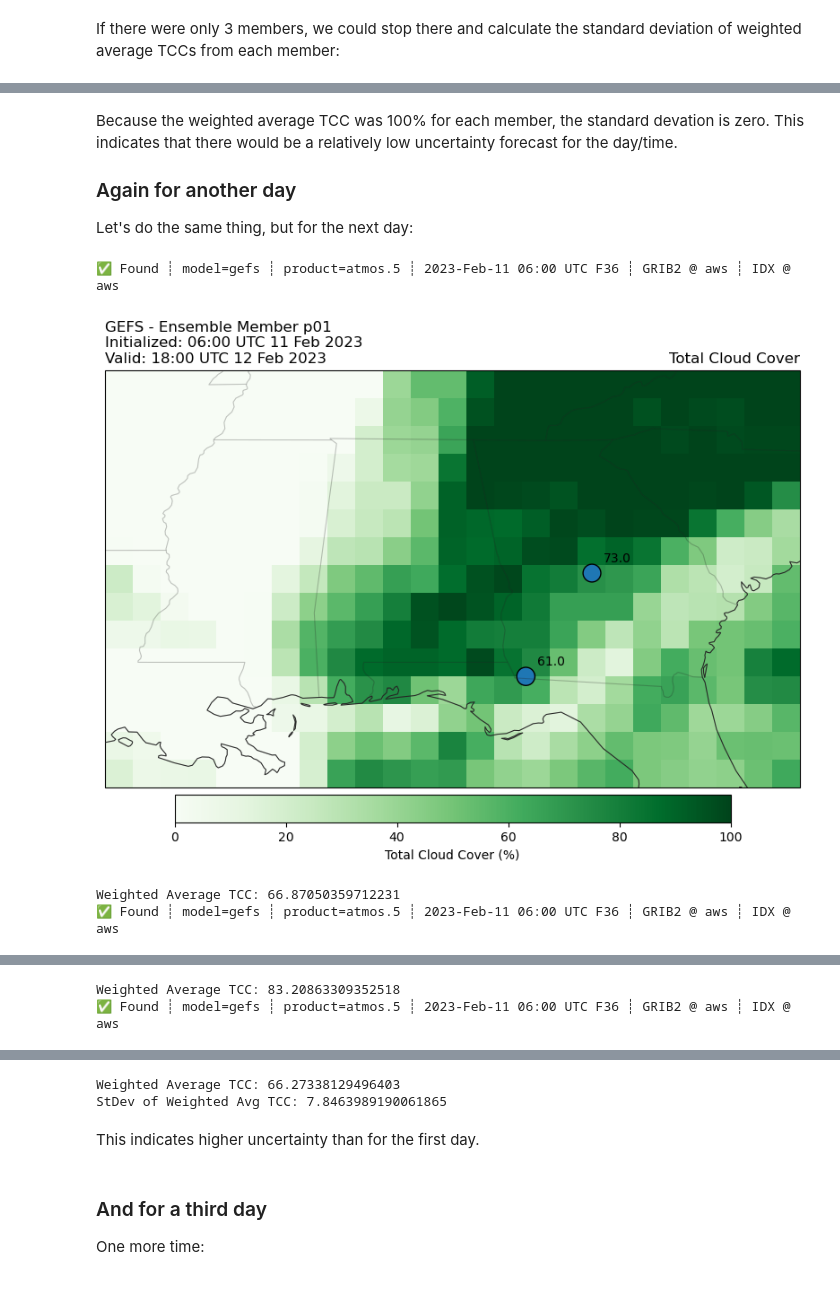
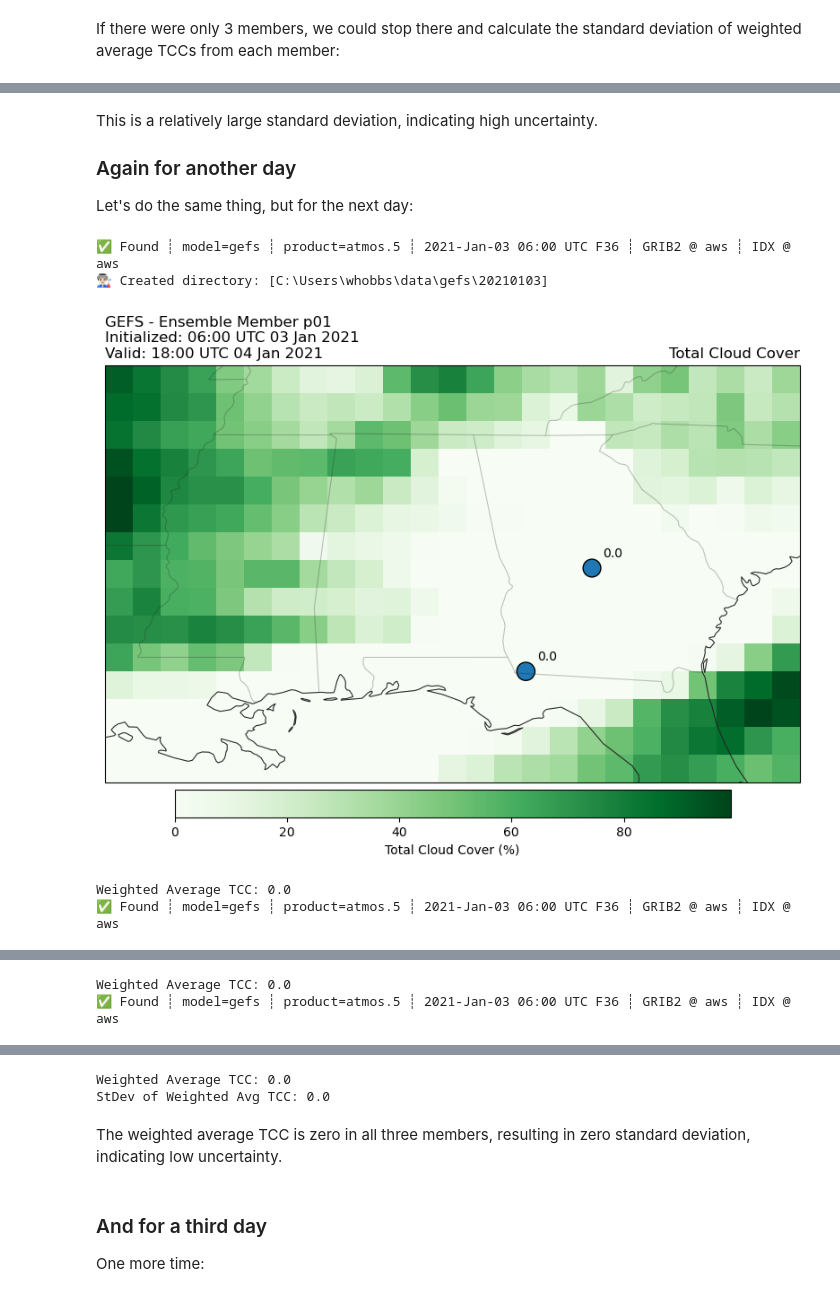
Before and after one commit to williamhobbs/solar-fleet-forecast-probability-tool, a Jupyter notebook: example_notebooks/05_ensemble_variation_in_cloud_cover.ipynb, the cells around one changed output, grey strips where cells are left out. Cells and saved outputs as stored; diff of their text form; code cells hidden in the pictures.

```diff
--- a/example_notebooks/05_ensemble_variation_in_cloud_cover.ipynb
+++ b/example_notebooks/05_ensemble_variation_in_cloud_cover.ipynb
@@ -28,7 +28,7 @@ import pickle
 
 Let's load plant data again:
 # %%
-plants_df = pd.read_csv(r'C:\Users\willh\Documents\Python Scripts\herbie_examples\pv_fleet_metadata_rev3.csv') # read in as a Pandas DataFrame
+plants_df = pd.read_csv('pv_fleet_metadata_rev3.csv') # read in as a Pandas DataFrame
 plants_df = plants_df[plants_df['ac_capacity']>=10].copy().reset_index()
 num_plants = len(plants_df.index) # number of plants
 # %% [markdown]
@@ -41,9 +41,10 @@ Now, let's use `Herbie` to get Total Cloud Cover from GEFS. Total Cloud Cover is
 
 [1] https://herbie.readthedocs.io/en/stable/user_guide/_model_notebooks/gefs.html
 # %%
+date = '2021-01-02 06:00'
 member='p01'
 ds = Herbie(
-    date='2023-02-10 06:00',
+    date=date,
     model='gefs',
     product="atmos.5",
     member=member,
@@ -213,7 +215,7 @@ def sample_tcc_function(member, date, plants_df, plot=True):
         plt.show()
 
     # weighted average tcc
-    weighted_avg_tcc = df.filter(regex='tcc').multiply(plants_df['ac_capacity'].values,axis='index').sum()/plants_df['ac_capacity'].sum()
+    weighted_avg_tcc = df.filter(regex='tcc').multiply(df['ac_capacity'].values,axis='index').sum()/df['ac_capacity'].sum()
     weighted_avg_tcc = weighted_avg_tcc.values[0]
     return df, weighted_avg_tcc
 # %% [markdown]
@@ -243,19 +247,27 @@ print(np.std([weighted_avg_tcc1, weighted_avg_tcc2, weighted_avg_tcc3]))
 # %% [markdown]
-Because the weighted average TCC was 100% for each member, the standard devation is zero. This indicates that there would be a relatively low uncertainty forecast for the day/time.
+This is a relatively large standard deviation, indicating high uncertainty.
 
 ### Again for another day
 Let's do the same thing, but for the next day:
 # %%
-df1, weighted_avg_tcc1 = sample_tcc_function(member='p01', date='2023-02-11 06:00', plants_df=plants_df_partial)
+date = '2021-01-03 06:00'
+
+member = 'p01'
+df1, weighted_avg_tcc1 = sample_tcc_function(member=member, date=date, plants_df=plants_df_partial)
 print('Weighted Average TCC: ' + str(weighted_avg_tcc1))
-df2, weighted_avg_tcc2 = sample_tcc_function(member='p02', date='2023-02-11 06:00', plants_df=plants_df_partial)
+
+member = 'p02'
+df2, weighted_avg_tcc2 = sample_tcc_function(member=member, date=date, plants_df=plants_df_partial)
 print('Weighted Average TCC: ' + str(weighted_avg_tcc2))
-df3, weighted_avg_tcc3 = sample_tcc_function(member='p03', date='2023-02-11 06:00', plants_df=plants_df_partial)
+
+member = 'p03'
+df3, weighted_avg_tcc3 = sample_tcc_function(member=member, date=date, plants_df=plants_df_partial)
 print('Weighted Average TCC: ' + str(weighted_avg_tcc3))
 
 print('StDev of Weighted Avg TCC: ' + str(np.std([weighted_avg_tcc1, weighted_avg_tcc2, weighted_avg_tcc3])))
 # %% [output]
-✅ Found ┊ model=gefs ┊ product=atmos.5 ┊ 2023-Feb-11 06:00 UTC F36 ┊ GRIB2 @ aws ┊ IDX @ aws
+✅ Found ┊ model=gefs ┊ product=atmos.5 ┊ 2021-Jan-03 06:00 UTC F36 ┊ GRIB2 @ aws ┊ IDX @ aws
+👨🏻‍🏭 Created directory: [C:\Users\whobbs\data\gefs\20210103]
-[figure, old version]
+[figure, new version]
-Weighted Average TCC: 66.87050359712231
-✅ Found ┊ model=gefs ┊ product=atmos.5 ┊ 2023-Feb-11 06:00 UTC F36 ┊ GRIB2 @ aws ┊ IDX @ aws
+Weighted Average TCC: 0.0
+✅ Found ┊ model=gefs ┊ product=atmos.5 ┊ 2021-Jan-03 06:00 UTC F36 ┊ GRIB2 @ aws ┊ IDX @ aws
@@ -263,2 +275,2 @@ Weighted Average TCC: 66.87050359712231
-Weighted Average TCC: 83.20863309352518
-✅ Found ┊ model=gefs ┊ product=atmos.5 ┊ 2023-Feb-11 06:00 UTC F36 ┊ GRIB2 @ aws ┊ IDX @ aws
+Weighted Average TCC: 0.0
+✅ Found ┊ model=gefs ┊ product=atmos.5 ┊ 2021-Jan-03 06:00 UTC F36 ┊ GRIB2 @ aws ┊ IDX @ aws
@@ -266,7 +278,7 @@ Weighted Average TCC: 83.20863309352518
-Weighted Average TCC: 66.27338129496403
-StDev of Weighted Avg TCC: 7.8463989190061865
+Weighted Average TCC: 0.0
+StDev of Weighted Avg TCC: 0.0
-# %% [markdown]
-This indicates higher uncertainty than for the first day.
+# %% [markdown]
+The weighted average TCC is zero in all three members, resulting in zero standard deviation, indicating low uncertainty.
 # %% [markdown]
 ### And for a third day
 One more time:
```
Also changed, not shown: parts of 15 cells of this notebook.
